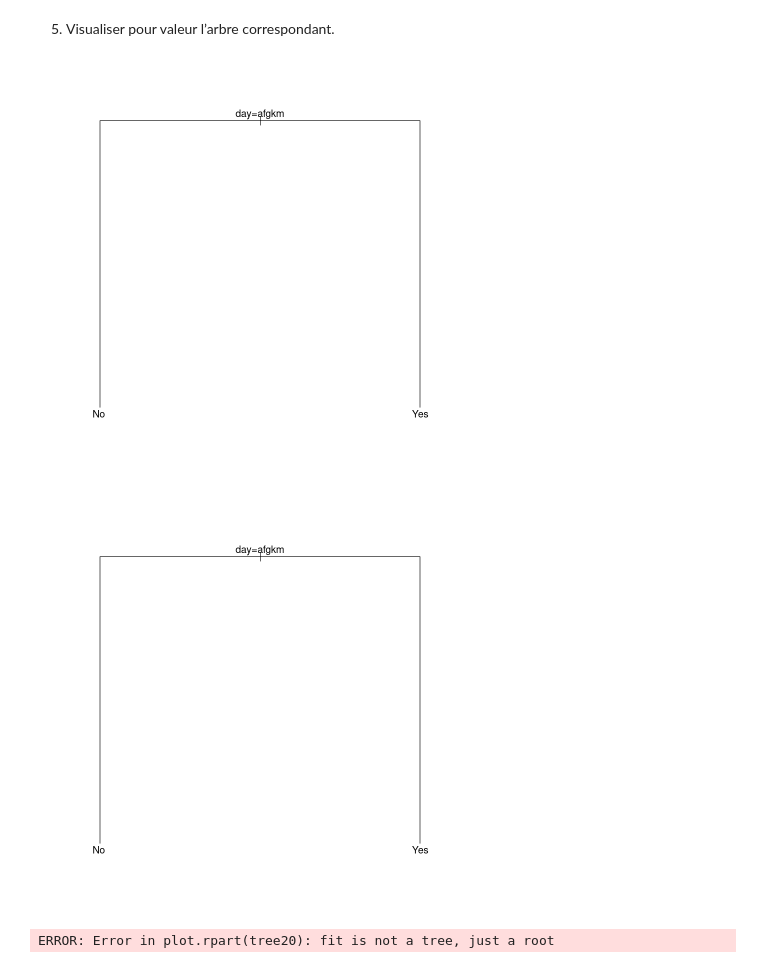
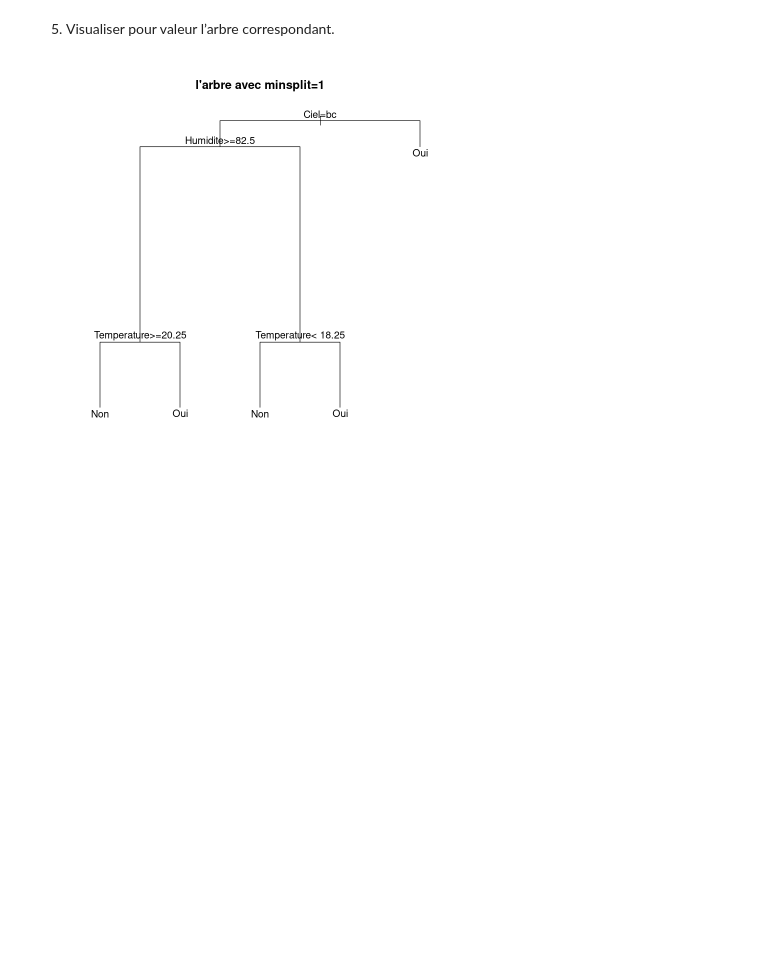
Before and after one commit to loop0-0/Apprentissage-Automatique-TPs, a Jupyter notebook: Tp3/Tp 3 P1 E1 _R.ipynb, the cells around one changed output. Saved outputs shown, nothing was run; the diff lists cells and outputs as text; code cells hidden in the pictures; blank space fills up the shorter version.

```diff
--- a/Tp3/Tp 3 P1 E1 _R.ipynb
+++ b/Tp3/Tp 3 P1 E1 _R.ipynb
@@ -10,7 +10,7 @@ library(rpart)
 2. Chargement du jeu de données tennis.
 # %%
 
-tennis <- read.table("play_tennis.csv", header=TRUE, sep=",")
+tennis <- read.table("tennum.txt", header=TRUE)
 # %% [markdown]
 3. Afficher la structure des données.
 # %%
@@ -45,40 +47,22 @@ A data.frame: 6 × 6
 # %% [markdown]
 4. Créer un arbre avec un nombre minimal d'exemples nécessaires à la création d'un nœud égal à est 1, 2, 5 puis 20.
 # %%
-tree1 <- rpart(play ~ ., data = tennis, control = rpart.control(minsplit = 1))
-tree2 <- rpart(play ~ ., data = tennis, control = rpart.control(minsplit = 2))
-tree5 <- rpart(play ~ ., data = tennis, control = rpart.control(minsplit = 5))
+# Arbre avec minsplit=1
+tree1 <- rpart(Jouer ~ ., data = tennis, control = rpart.control(minsplit = 1))
+
+# Arbre avec minsplit=2
+tree2 <- rpart(Jouer ~ ., data = tennis, control = rpart.control(minsplit = 2))
+
+# Arbre avec minsplit=5
+tree5 <- rpart(Jouer ~ ., data = tennis, control = rpart.control(minsplit = 5))
+
+# Arbre avec minsplit=20
+tree20 <- rpart(Jouer ~ ., data = tennis, control = rpart.control(minsplit = 20))
-# %%
-# Arbre avec minsplit=1
-tree1 <- rpart(play ~ ., data = tennis, control = rpart.control(minsplit = 1))
-
-# Arbre avec minsplit=2
-tree2 <- rpart(play ~ ., data = tennis, control = rpart.control(minsplit = 2))
-
-# Arbre avec minsplit=5
-tree5 <- rpart(play ~ ., data = tennis, control = rpart.control(minsplit = 5))
-
-# Arbre avec minsplit=20
-tree20 <- rpart(play ~ ., data = tennis, control = rpart.control(minsplit = 20))
 # %% [markdown]
 5. Visualiser pour valeur l’arbre correspondant.
 # %%
 # Visualiser l'arbre avec minsplit=1
-plot(tree1)
+plot(tree1,main ="l'arbre avec minsplit=1")
 text(tree1)
-
-# Visualiser l'arbre avec minsplit=2
-plot(tree2)
-text(tree2)
-
-# Visualiser l'arbre avec minsplit=5
-plot(tree5)
-text(tree5)
-
-# Visualiser l'arbre avec minsplit=20
-plot(tree20)
-text(tree20)
 # %% [output]
-[figure, old version]
+[figure, new version]
-[figure, removed]
-ERROR: Error in plot.rpart(tree20): fit is not a tree, just a root
```
Also changed, not shown: parts of 6 cells of this notebook.
